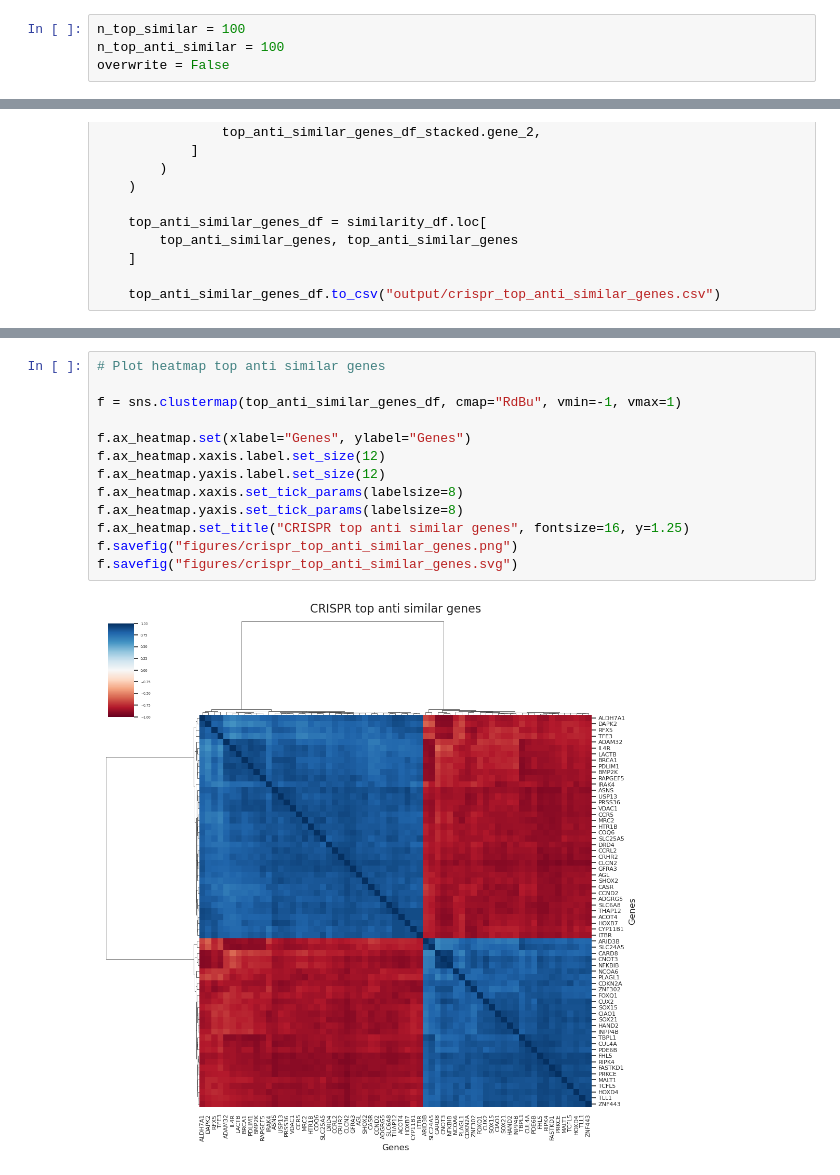
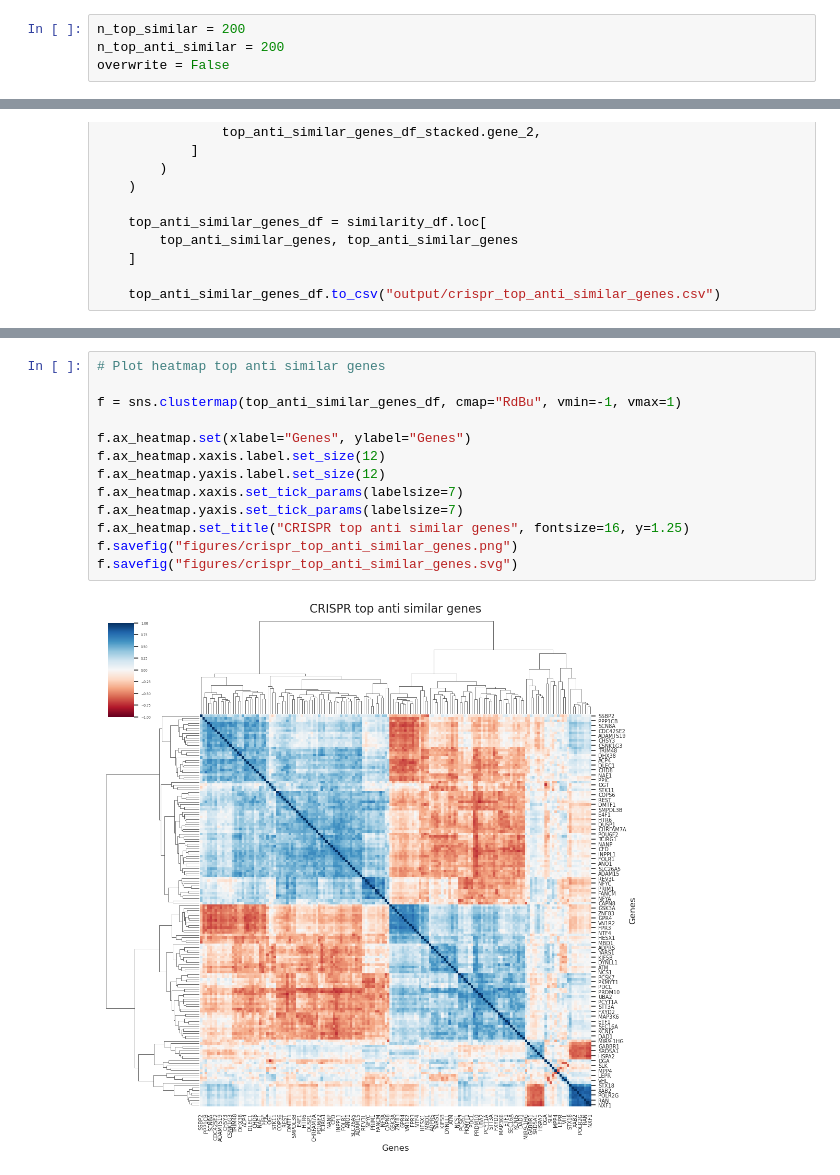
Before and after one commit to jump-cellpainting/2024_Chandrasekaran_Morphmap, a Jupyter notebook: 07.compute-cosine-similarities/03.identify-top-similar-anti-similar-genes-crispr.ipynb, the cells around one changed output, grey strips where cells are left out. Saved outputs shown, nothing was run; the diff lists cells and outputs as text.

Commit message:
top similar and anti similar genes

```diff
--- a/07.compute-cosine-similarities/03.identify-top-similar-anti-similar-genes-crispr.ipynb
+++ b/07.compute-cosine-similarities/03.identify-top-similar-anti-similar-genes-crispr.ipynb
@@ -5,8 +5,8 @@ import numpy as np
 import seaborn as sns
 import matplotlib.pyplot as plt
 # %%
-n_top_similar = 100
-n_top_anti_similar = 100
+n_top_similar = 200
+n_top_anti_similar = 200
 overwrite = False
 # %%
 # Read or create the top similar genes
@@ -92,15 +92,15 @@ f.savefig("figures/crispr_top_similar_genes.svg")
 # %%
 # Plot heatmap top anti similar genes
 
 f = sns.clustermap(top_anti_similar_genes_df, cmap="RdBu", vmin=-1, vmax=1)
 
 f.ax_heatmap.set(xlabel="Genes", ylabel="Genes")
 f.ax_heatmap.xaxis.label.set_size(12)
 f.ax_heatmap.yaxis.label.set_size(12)
-f.ax_heatmap.xaxis.set_tick_params(labelsize=8)
-f.ax_heatmap.yaxis.set_tick_params(labelsize=8)
+f.ax_heatmap.xaxis.set_tick_params(labelsize=7)
+f.ax_heatmap.yaxis.set_tick_params(labelsize=7)
 f.ax_heatmap.set_title("CRISPR top anti similar genes", fontsize=16, y=1.25)
 f.savefig("figures/crispr_top_anti_similar_genes.png")
 f.savefig("figures/crispr_top_anti_similar_genes.svg")
 # %% [output]
-[figure, old version]
+[figure, new version]
```
Also changed, not shown: parts of 1 cell of this notebook, 12 other files.
